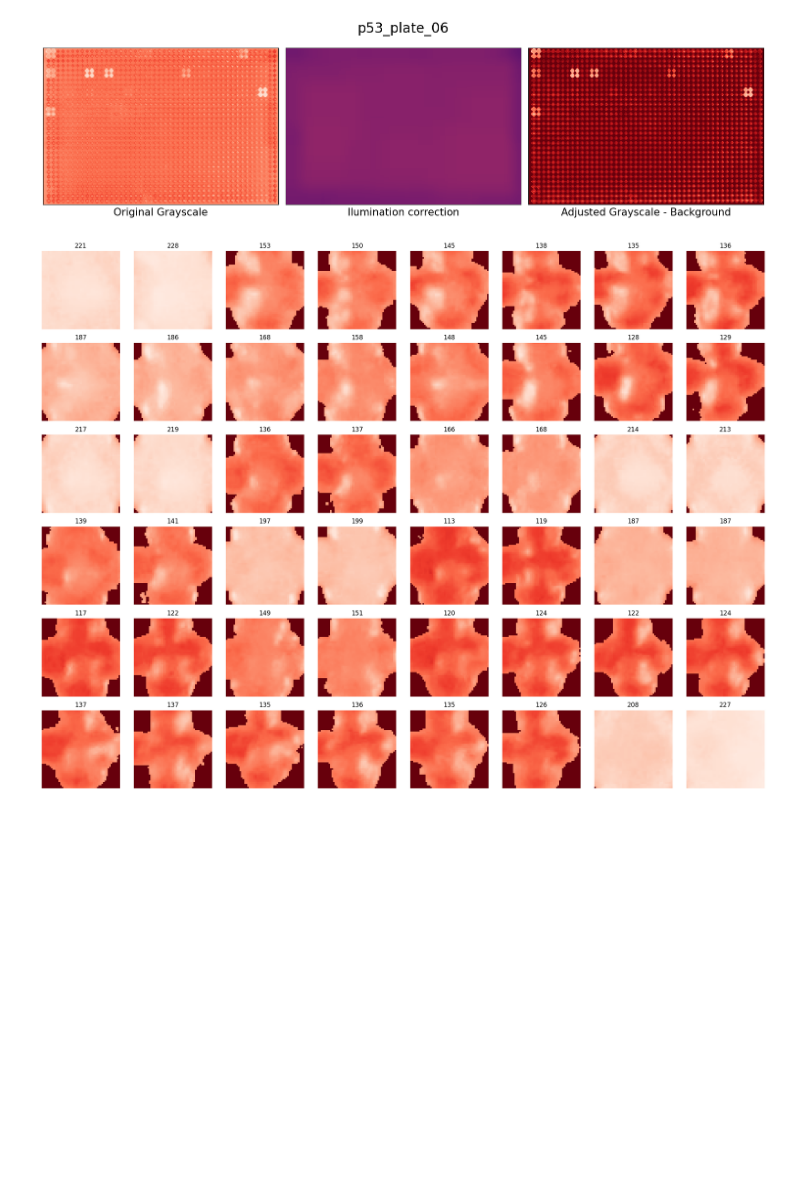
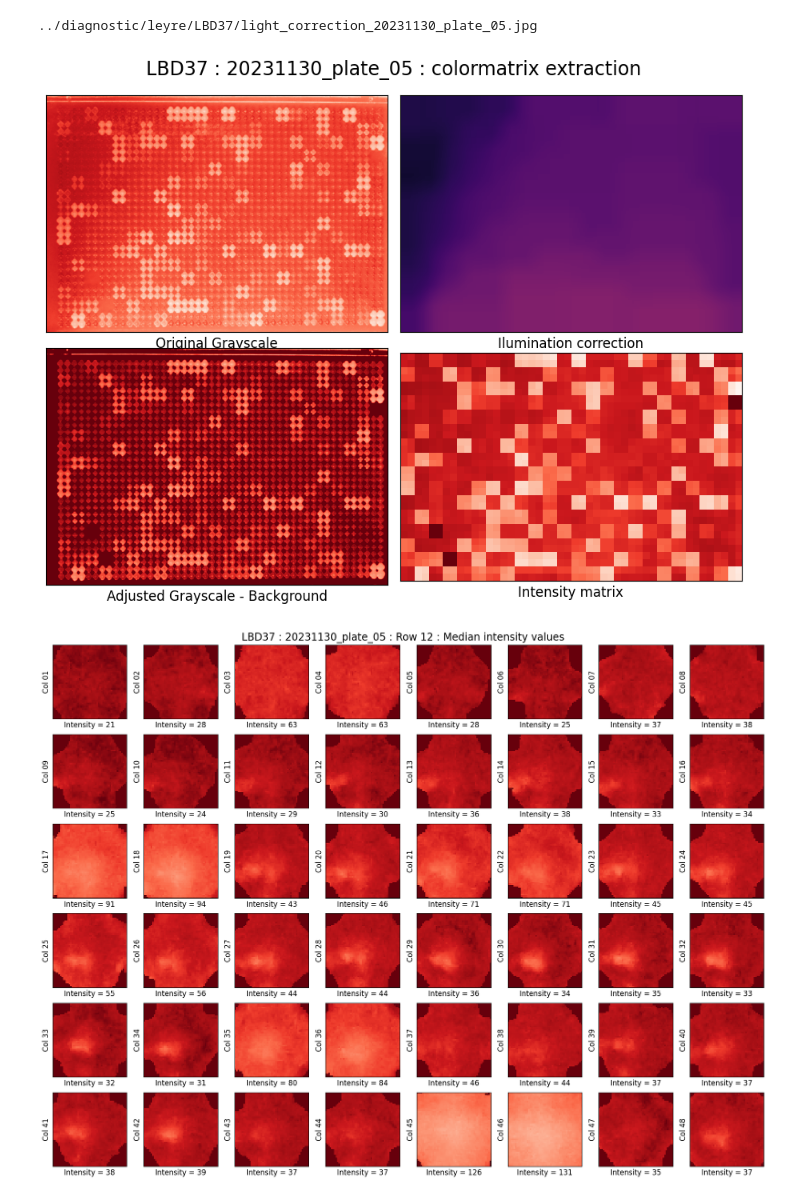
Before and after one commit to ejamezquita/yeast2hybrid, a Jupyter notebook: jupyter/02_extract_color_matrix.ipynb, the cells around one changed output. Saved outputs shown, nothing was run; the diff lists cells and outputs as text; code cells hidden in the pictures; blank space fills up the shorter version.

```diff
--- a/jupyter/02_extract_color_matrix.ipynb
+++ b/jupyter/02_extract_color_matrix.ipynb
@@ -27,8 +61,8 @@ Working with gene p53
 # %%
-platenum = 6
+platenum = 5
 platefile = glob(lsrc + genes[gidx] + os.sep + '*_{:02d}*'.format(platenum) )[0]
 bname = os.path.split(os.path.splitext(platefile)[0])[1]
-rgb = utils.load_image(platefile, color_check=1, check_rotation=False)
+rgb = utils.load_image(platefile, color_check=1, check_rotation=1)
 # %%
 filename = gdst + bname + '_plateslice.csv'
 meta = np.loadtxt(filename, delimiter=',', dtype=int)
@@ -58,27 +88,9 @@ if False:
 # %%
-light_correction = True
 size = 725
-
-#img = diagnostic[:,:,1].copy()
-#img = 0.837*diagnostic[:,:,1] + 0.162*diagnostic[:,:,2]
-#img = 0.2989*diagnostic[:,:,0] + 0.5870*diagnostic[:,:,1] + 0.1140*diagnostic[:,:,2]
-#img = 0.5*diagnostic[:,:,1] + 0.5*diagnostic[:,:,2]
 img = np.where(diagnostic[:,:,1] > diagnostic[:,:,2], diagnostic[:,:,1], diagnostic[:,:,2])
-
-if light_correction:
-    eimg = ndimage.grey_erosion(diagnostic[:,:,1], size=size, mode='constant', cval=255)
-    cimg = ndimage.grey_dilation(eimg, size=size, mode='constant', cval=0)
-    unif = ndimage.uniform_filter(cimg, size=size//3, mode='reflect')
-    unif[ unif > img ] = img[unif > img]
-    corr = img - (unif)
-    corr2 = corr.copy()
-    corr2[background] = 0
-else:
-    corr2 = img.copy()
-    corr2[background] = 0
-
-#maximg = ndimage.maximum_filter(corr2, size=15, mode='constant', cval=0)
-#peaks = ndimage.binary_dilation(~background & (maximg == corr2), ndimage.generate_binary_structure(2,1), iterations=5)
-#norm = corr2*(~peaks)
-#norm = 255*(norm - norm.min()).astype(float)/norm.max()
-#norm = norm.astype(np.uint8)
+eimg = ndimage.grey_erosion(diagnostic[:,:,1], size=size, mode='constant', cval=255)
+cimg = ndimage.grey_dilation(eimg, size=size, mode='constant', cval=0)
+unif = ndimage.uniform_filter(cimg, size=size//3, mode='reflect')
+unif[ unif > img ] = img[unif > img]
+corr2 = img - unif
+corr2[background] = 0
@@ -112,28 +133,35 @@ ax[0].set_yticks(range(nrows), range(nrows));
 # %%
-fs = 15
+fs = 12
 
-fig, ax = plt.subplots(1,3, figsize=(15,4), sharex=True, sharey=True)
+fig, ax = plt.subplots(2,2, figsize=(9,7), sharex=False, sharey=False)
 ax = np.atleast_1d(ax).ravel(); i = 0
 
 vmax = np.max(corr2)
 
 ax[i].imshow(img, vmin=0, origin='upper', cmap='Reds_r');
 ax[i].set_xlabel('Original Grayscale', fontsize=fs); i+=1
 ax[i].imshow(unif, vmin=0, vmax=255, origin='upper', cmap='inferno');
 ax[i].set_xlabel('Ilumination correction', fontsize=fs); i+=1
 ax[i].imshow(corr2, vmin=0, vmax=vmax, origin='upper', cmap='Reds_r');
 ax[i].set_xlabel('Adjusted Grayscale - Background', fontsize=fs); i+=1
+ax[i].imshow(q, origin='upper', cmap='Reds_r');
+ax[i].set_xlabel('Intensity matrix', fontsize=fs); i+=1
 
 for i in range(len(ax)):
     ax[i].tick_params(bottom=False, left=False, labelbottom=False, labelleft=False)
 
 fig.suptitle(bname, fontsize=fs+5)
 fig.tight_layout();
+fig.suptitle(genes[gidx] + ' : ' + bname + ' : colormatrix extraction', fontsize=fs+5)
+filename = ddst + 'light_correction_' + bname + '.jpg'
+print(filename)
+#plt.savefig(filename, format='jpg', dpi=100, bbox_inches='tight', pil_kwargs={'optimize':True})
 # %% [output]
+../diagnostic/leyre/LBD37/light_correction_20231130_plate_05.jpg
-[figure, old version]
+[figure, new version]
 # %%
 row = 11
-fig, ax = plt.subplots(6,8, figsize=(20,15), sharex=True, sharey=True)
+fig, ax = plt.subplots(6,8, figsize=(17,13), sharex=True, sharey=True)
 ax = np.atleast_1d(ax).ravel()
 
 for i in range(len(ax)):
@@ -143,9 +171,12 @@ for i in range(len(ax)):
         foo = corr2[slic]
         med = np.median(foo[foo > 0])
         ax[i].imshow(foo, origin='upper', cmap='Reds_r', vmax=vmax, vmin=0);
-        ax[i].set_title(int(med))
-    ax[i].axis('off')
+        ax[i].set_xlabel('Intensity = {}'.format(int(med)), fontsize=fs)
+    ax[i].set_ylabel('Col {:02d}'.format(i+1), fontsize=fs)
+    ax[i].tick_params(bottom=False, left=False, labelbottom=False, labelleft=False)
+    #ax[i].axis('off')
 
+fig.suptitle(genes[gidx] + ' : ' + bname + ' : ' + 'Row {} : Median intensity values'.format(row+1), fontsize=fs+5)
 fig.tight_layout();
 # %% [output]
-[figure, old version]
+[figure, new version]
```
Also changed, not shown: parts of 13 cells of this notebook, 18 other files.
